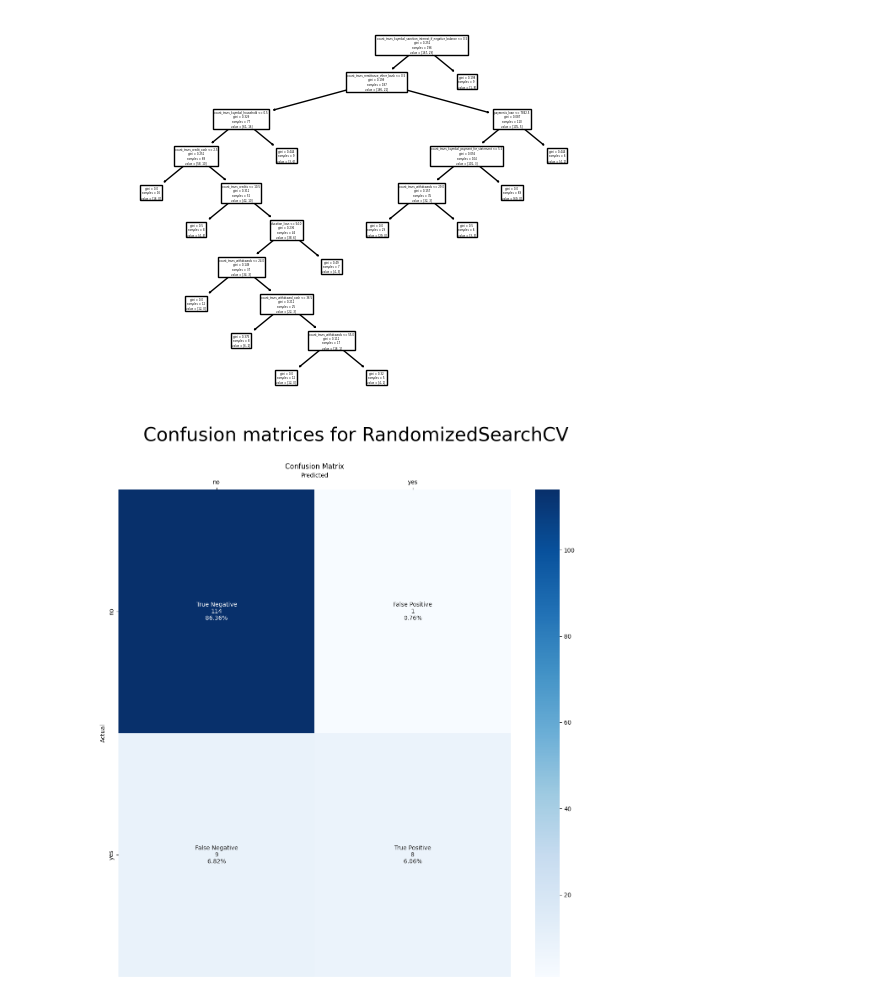
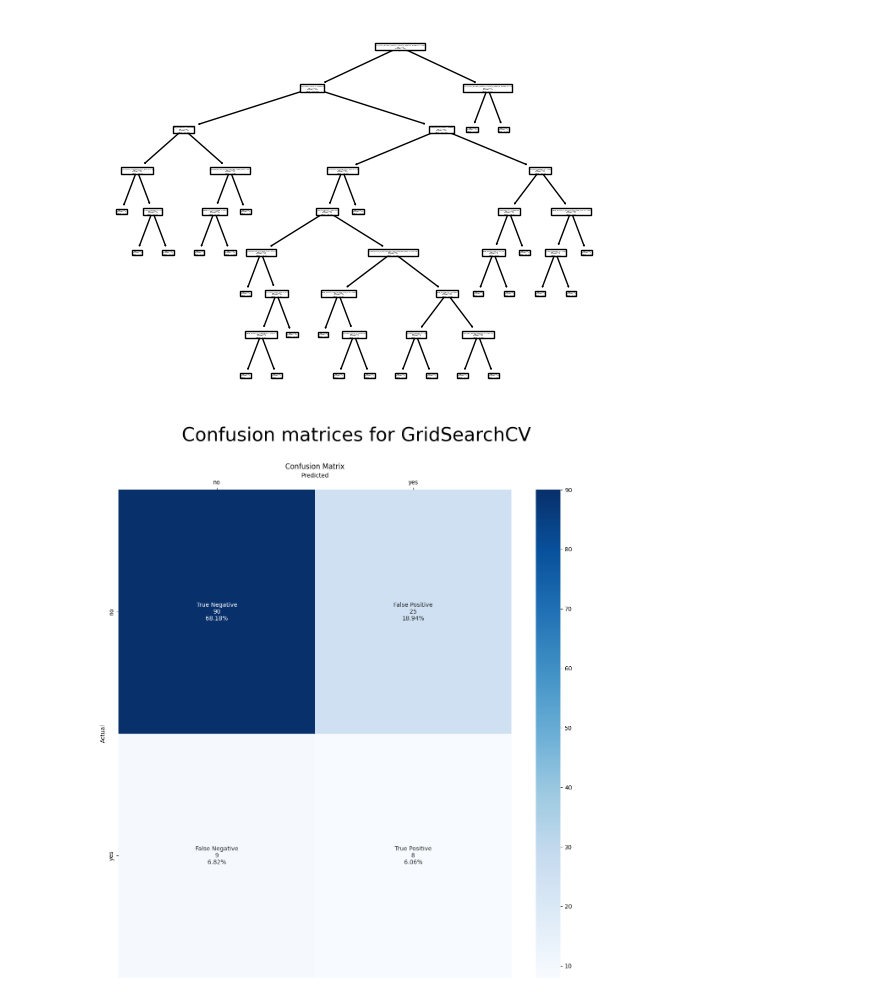
Before and after one commit to biromiro/feup-ac, a Jupyter notebook: src/main_model.ipynb, the cells around one changed output. Cells and saved outputs as stored; diff of their text form; code cells hidden in the pictures.

```diff
--- a/src/main_model.ipynb
+++ b/src/main_model.ipynb
@@ -146,0 +198,3 @@ averages = [None, "macro", "weighted", "micro", "samples"]
+# %%
+data.replace('?', np.nan, inplace=True)
+competition.replace('?', np.nan, inplace=True)
@@ -377,7 +446,7 @@ def evaluate_model(model, testing_inputs, testing_classes, output_cols, sample_w
 
     print("="*70)
 
-def train_and_evaluate(input_cols, output_cols, model, params, scoring, n_iter=None, sample_weight=None, random_state=42):
+def train_and_evaluate(input_cols, output_cols, model, params, scoring, n_iter=None, sample_weight=None, random_state=42, plot_roc=True):
     """
     This function trains the model and prints the evaluation metrics, as well as the confusion matrices, and learning and scalability plots.
     """
@@ -385,12 +454,17 @@ def train_and_evaluate(input_cols, output_cols, model, params, scoring, n_iter=N
     classes = data[output_cols].values
     (training_inputs, testing_inputs, training_classes, testing_classes) = train_test_split(inputs, classes, test_size=0.4, shuffle=False, random_state=random_state)
 
+
+    # Define SMOTE-Tomek Links
+    resample = SMOTETomek(tomek=TomekLinks(sampling_strategy='majority'))
+    training_inputs, training_classes = resample.fit_resample(training_inputs, training_classes)
+
     if n_iter == None:
-        clf = GridSearchCV(model, params, n_jobs=-1, cv=TimeSeriesSplit(), scoring=scoring) # TODO dont use CV mandar um iterable que da pares treino teste
+        clf = GridSearchCV(model, params, n_jobs=-1, cv=TimeSeriesSplit(), scoring=scoring, verbose=2)
     else:
-       clf = RandomizedSearchCV( # TODO dont use CV
+       clf = RandomizedSearchCV(
             model, params, n_iter=n_iter, scoring=scoring,
-            n_jobs=-1, cv=TimeSeriesSplit(), random_state=random_state)
+            n_jobs=-1, cv=TimeSeriesSplit(), random_state=random_state, verbose=3)
 
     train_sizes, train_scores, test_scores, fit_times, score_times = learning_curve(
         clf, training_inputs, training_classes, return_times=True, cv=5, n_jobs=-1, random_state=random_state)
@@ -400,7 +474,8 @@ def train_and_evaluate(input_cols, output_cols, model, params, scoring, n_iter=N
 
     resclf = clf.fit(training_inputs, training_classes)
 
-    plot_roc_curve(resclf, testing_inputs, testing_classes)
+    if plot_roc:
+        plot_roc_curve(resclf, testing_inputs, testing_classes)
 
     if isinstance(model, DecisionTreeClassifier):
         plot_tree(resclf.best_estimator_, feature_names=input_cols)
@@ -411,11 +486,11 @@ def train_and_evaluate(input_cols, output_cols, model, params, scoring, n_iter=N
     evaluate_model(clf, testing_inputs, testing_classes, output_cols, sample_weight=sample_weight)
     return clf
 
-def use_model(model, params, scoring='accuracy', n_iter=1, random_state=42):
+def use_model(model, params, scoring='roc_auc', n_iter=None, sample_weight=None, random_state=42, plot_roc=True):
     """
     A more convenient wrapper around train_and_evaluate, albeit less general.
     """
-    clf = train_and_evaluate(input_cols, output_cols, model, params, n_iter=n_iter, random_state=random_state, scoring=scoring)
+    clf = train_and_evaluate(input_cols, output_cols, model, params, n_iter=n_iter, sample_weight=sample_weight , random_state=random_state, plot_roc = plot_roc, scoring=scoring)
     inputs = competition[input_cols].values
     results = clf.predict(inputs)
     print(results)
@@ -425,7 +500,7 @@ dt = use_model(
     {
         "criterion": ['gini', 'entropy'],
         'splitter': ['best', 'random'],
-        "max_depth": range(1,50),
+        "max_depth": range(1,20),
         'max_features': range(1, len(input_cols)),
         "min_samples_split": range(2,15),
         "min_samples_leaf": range(1,7)
@@ -453,5 +529,5 @@ Accuracy: 0.9242
-[figure, old version]
+[figure, new version]
-[figure, old version]
+[figure, new version]
 # %%
 rf = use_model(
     RandomForestClassifier(),
```
Also changed, not shown: parts of 17 cells of this notebook, 13 other files.
